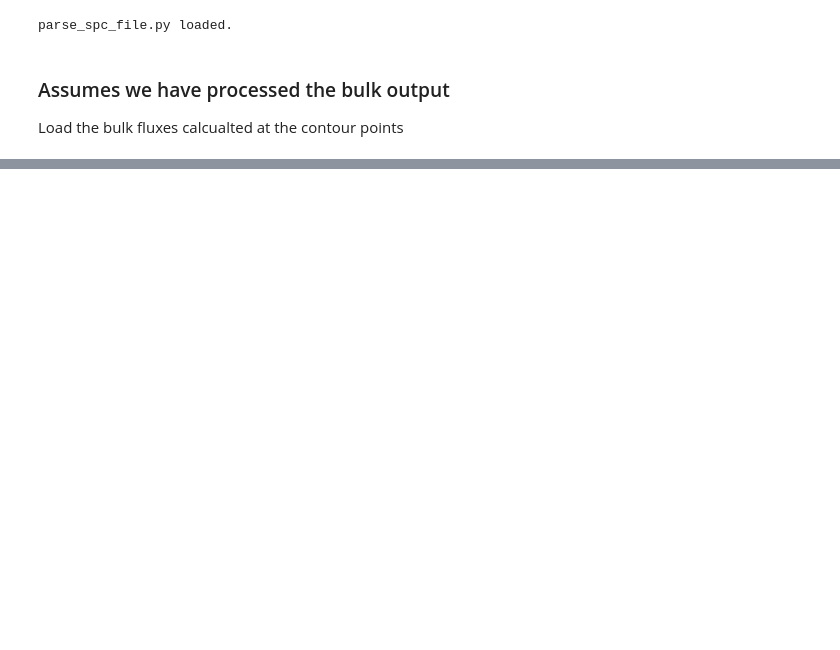
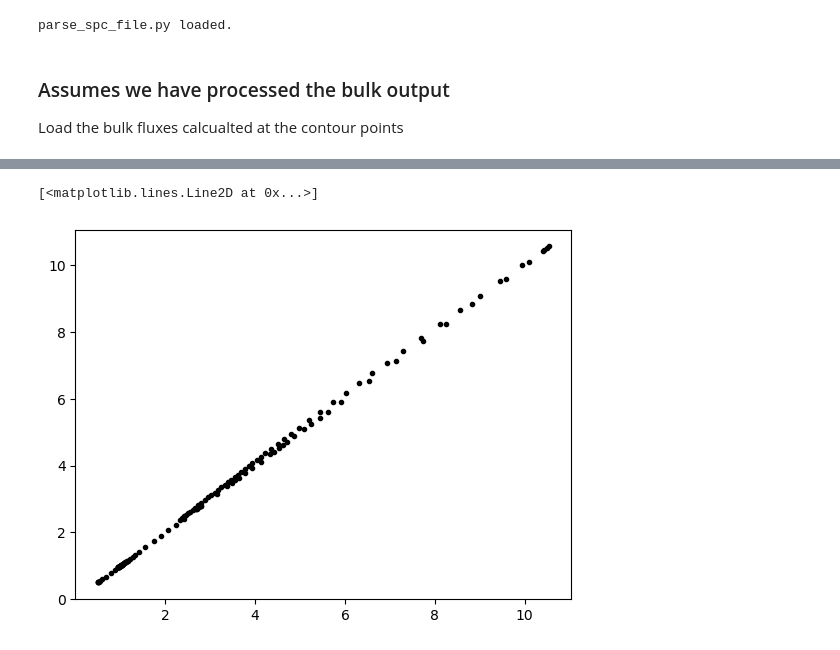
Before and after one commit to csherwood-usgs/NOPP_comparison, a Jupyter notebook: process_adcirc.ipynb, the cells around one changed output, grey strips where cells are left out. Drawn from its saved outputs; the diff is of its cells as text; code cells hidden in the pictures; blank space fills up the shorter version.

```diff
--- a/process_adcirc.ipynb
+++ b/process_adcirc.ipynb
@@ -118,0 +158,23 @@ Attributes:
+# %%
+# Trim the datasets to match times
+print( master_ds['time'][0].values )
+print( master_ds['time'][1].values )
+print( master_ds['time'][-1].values )
+print()
+#
+print( ds_tp['time'][0].values )
+print( ds_tp['time'][1].values )
+print( ds_tp['time'][-1].values )
+ds_tp_trim, ds_master_trim = xr.align(ds_tp, master_ds, join="inner")
+print()
+print( ds_master_trim['time'][0].values )
+print( ds_master_trim['time'][1].values )
+print( ds_master_trim['time'][-1].values )
+print()
+#
+print( ds_tp_trim['time'][0].values )
+print( ds_tp_trim['time'][1].values )
+print( ds_tp_trim['time'][-1].values )
+# and rename them
+ds_bulk = ds_tp_trim
+ds_spec = ds_master_trim
@@ -118,0 +223,5 @@ Attributes:
+# %%
+plt.plot( ds_spec['Hm0'][:,320], ds_bulk['Hs_tp'][:,320],'.k')
+# %% [output]
+[<matplotlib.lines.Line2D at 0x...>]
+[figure, added]
```
Also changed, not shown: parts of 8 cells of this notebook, 3 other files.
